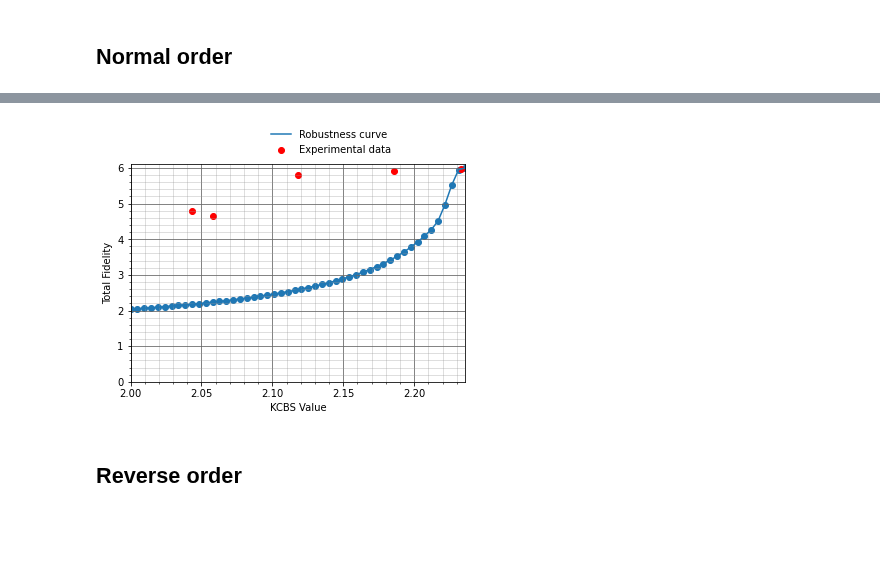
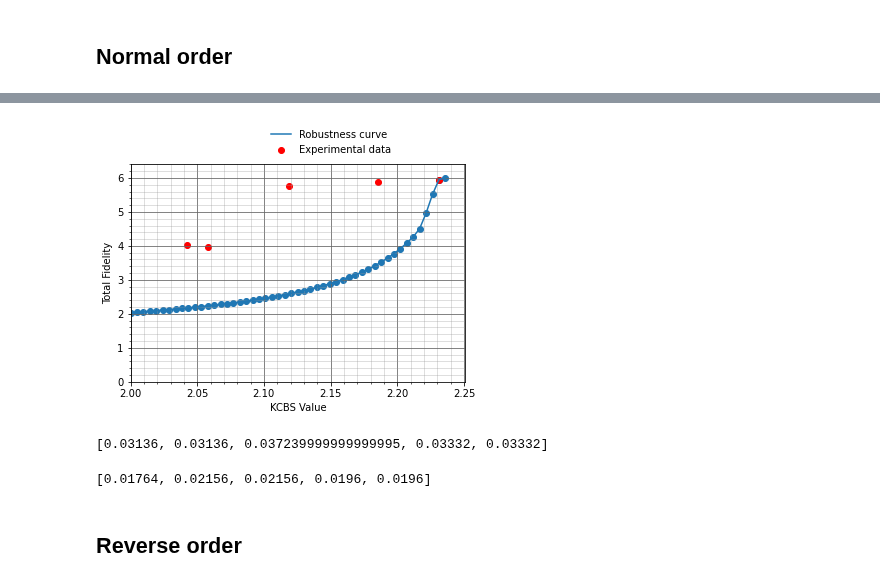
Before and after one commit to toAtulArora/swapKCBS, a Jupyter notebook: Github_Self_Testing/Robustness_curve/Robustness_curve_Self_testing.ipynb, the cells around one changed output, grey strips where cells are left out. Drawn from its saved outputs; the diff is of its cells as text; code cells hidden in the pictures; blank space fills up the shorter version.

```diff
--- a/Github_Self_Testing/Robustness_curve/Robustness_curve_Self_testing.ipynb
+++ b/Github_Self_Testing/Robustness_curve/Robustness_curve_Self_testing.ipynb
@@ -64,26 +257,52 @@ Total_fid
 # %%
 Fidata = pd.read_csv("Robustness_1.csv")
 Fidata["KCBS Value"] = Fidata["KCBS Value"]*5 + 2.0
 fig = plt.figure()
 
+
 plt.scatter(Fidata["KCBS Value"],Fidata["Total Fidelity"])
 plt.plot(Fidata["KCBS Value"],Fidata["Total Fidelity"],label='Robustness curve')
-plt.scatter(data_normal,Total_fid,color = 'red',label='Experimental data')
 
-plt.xlim(2,np.sqrt(5))
-plt.ylim(0,6.1)
+
+# Experimental data points
+list0 = [2.249, 2.207, 2.140, 2.078, 2.062]
+list1 =[0.009, 0.011, 0.011, 0.010, 0.010]
+xe = []
+for k in range(len(list1)):
+    list0[k] = list0[k] - 1.96*list1[k]
+
+c= 1.0
+list2 = [c*5.965, c*5.901, c*5.812,c*3.989,c*4.050]
+list3 = [c*0.016, c*0.016, c*0.019, c*0.017, c*0.017]
+
+for k in range(len(list2)):
+    list2[k] = list2[k] - 1.96*list3[k]
+
+
+plt.scatter(list0,list2,color = 'red',label='Experimental data')
+
+plt.xlim(2,np.sqrt(5)+0.015)
+plt.ylim(0,6.4)
 
 # Show the major grid lines with dark grey lines
 plt.grid(b=True, which='major', color='#666666', linestyle='-')
 
 # Show the minor grid lines with very faint and almost transparent grey lines
 plt.minorticks_on()
 plt.grid(b=True, which='minor', color='#999999', linestyle='-', alpha=0.4)
 plt.xlabel('KCBS Value')
 plt.ylabel('Total Fidelity')
 plt.legend(loc='upper center', bbox_to_anchor=(0.6, 1.2),shadow=False, ncol=1,frameon=False)
-plt.savefig('Robust_normal.pdf', bbox_inches='tight')
+plt.savefig('Sensible_Robust_normal.pdf', bbox_inches='tight')
 # %% [output]
-[figure, old version]
+[figure, new version]
+# %%
+ye
+# %% [output]
+[0.03136, 0.03136, 0.037239999999999995, 0.03332, 0.03332]
+# %%
+xe
+# %% [output]
+[0.01764, 0.02156, 0.02156, 0.0196, 0.0196]
 # %% [markdown]
 ## Reverse order
```
Also changed, not shown: parts of 28 cells of this notebook, 8 other files.
